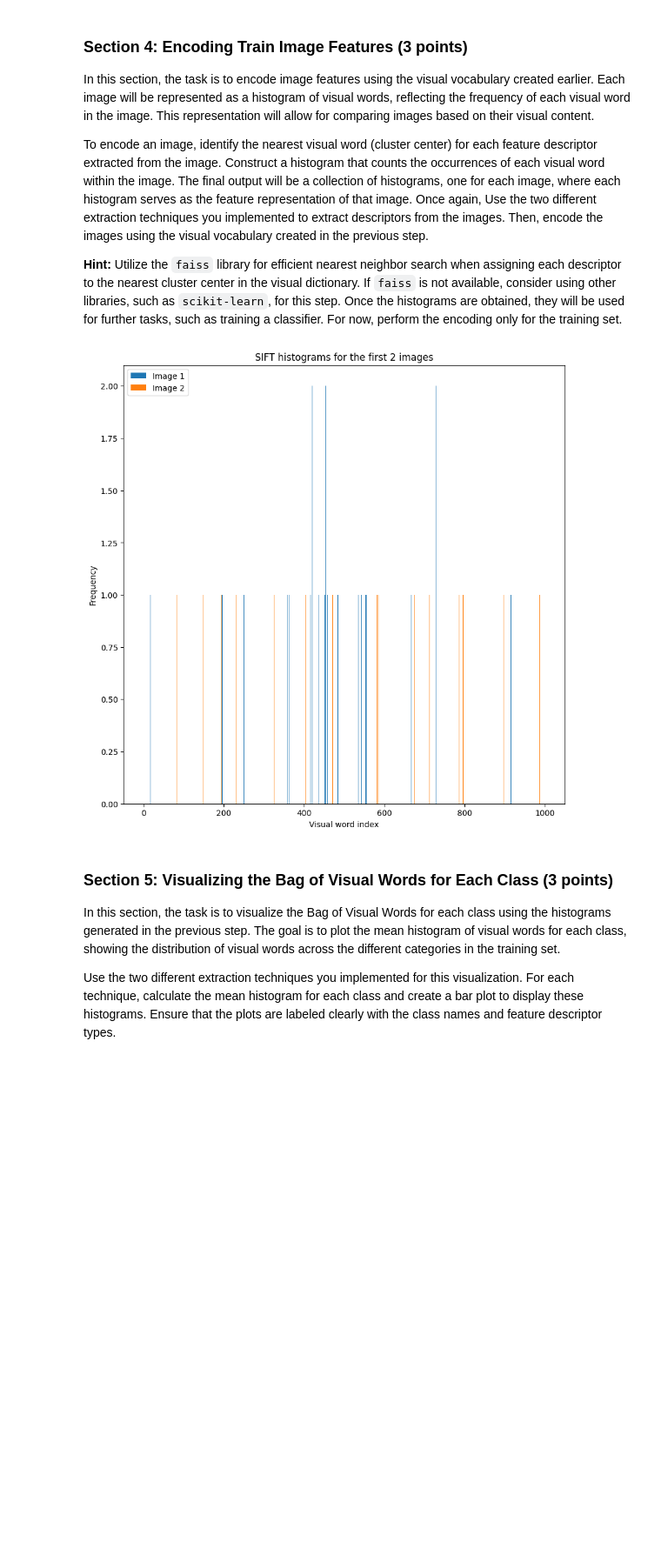
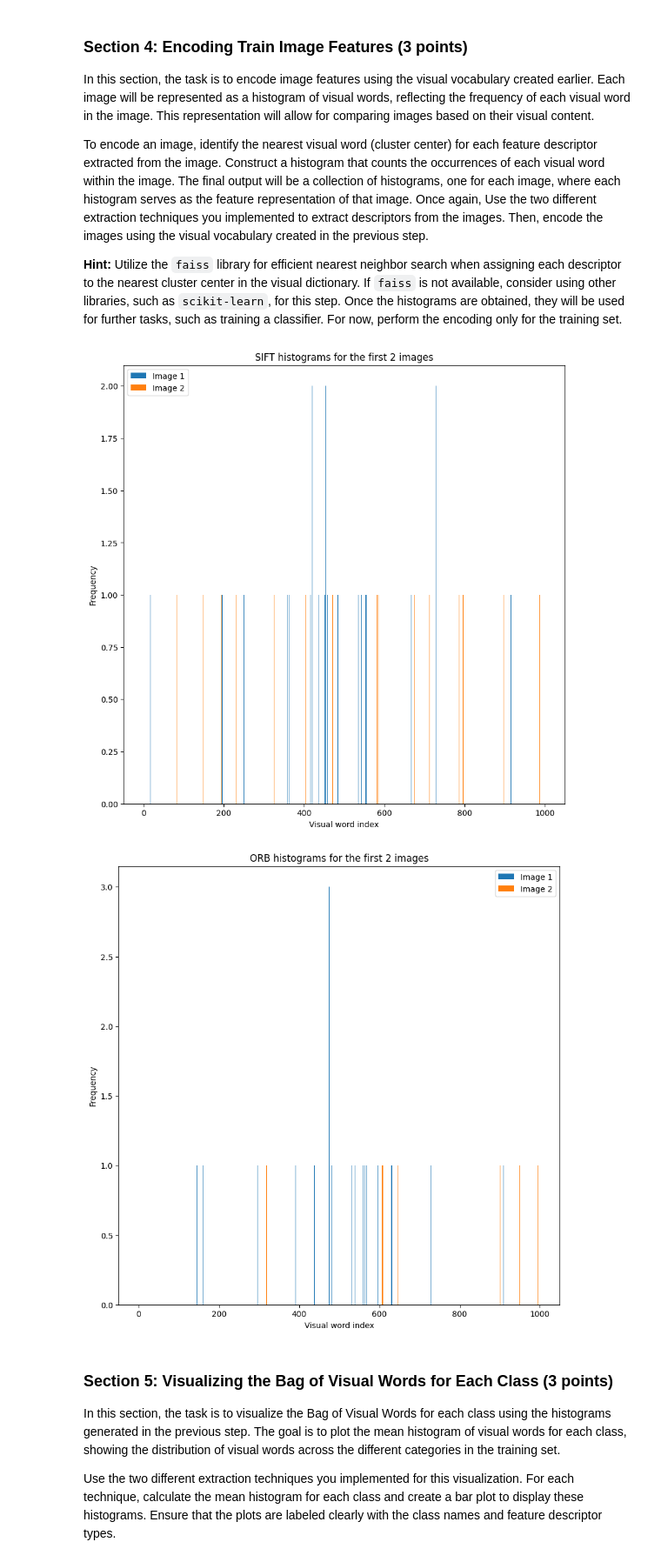
Before and after one commit to fr30/cv1-final-lab-part-1, a Jupyter notebook: cv1-final-lab-part-1.ipynb, the cells around one changed output. Shown at 87% size. Drawn from its saved outputs; the diff is of its cells as text; code cells hidden in the pictures; blank space fills up the shorter version.

```diff
--- a/cv1-final-lab-part-1.ipynb
+++ b/cv1-final-lab-part-1.ipynb
@@ -418,47 +432,48 @@ def histogram_for_tensor(tensor, extractor, visual_words, kmeans):
     image = tensor_to_numpy(tensor)
     gray = cv2.cvtColor(image, cv2.COLOR_RGB2GRAY)
 
     keypoints, descriptors = extractor.detectAndCompute(gray, None)
     if descriptors is None:
         return np.zeros(visual_words.shape[0])
 
     # Assign each descriptor to a cluster
     clusters = kmeans.predict(descriptors)
 
     # Compute histogram
     histogram = np.zeros(visual_words.shape[0])
     for cluster in clusters:
         histogram[cluster] += 1
 
     return histogram
 
-# Compute histograms for the first 10 images using SIFT
-sift_histograms_train = np.array([histogram_for_tensor(tensor, sift, sift_visual_words, kmeans_sift) for tensor in train_images[:10]])
+# Compute histograms for the first 2 images using SIFT
+sift_histograms_train = np.array([histogram_for_tensor(tensor, sift, sift_visual_words, kmeans_sift_50) for tensor in train_images[:2]])
 
-# Compute histograms for the first 10 images using ORB
-# orb_histograms_train = np.array([histogram_for_tensor(tensor, orb, orb_visual_words, kmeans_orb) for tensor in train_images[:10]])
+# Compute histograms for the first 2 images using ORB
+orb_histograms_train = np.array([histogram_for_tensor(tensor, orb, orb_visual_words, kmeans_orb_50) for tensor in train_images[:2]])
 
-# Plot histograms for the first 10 images using SIFT
+# Plot histograms for the first 2 images using SIFT
 plt.figure(figsize=(10, 10))
 plt.bar(range(num_of_visual_words), sift_histograms_train[0], label="Image 1")
 plt.bar(range(num_of_visual_words), sift_histograms_train[1], label="Image 2")
 plt.xlabel("Visual word index")
 plt.ylabel("Frequency")
 plt.title("SIFT histograms for the first 2 images")
 plt.legend()
 plt.show()
 
-# # Plot histograms for the first 10 images using ORB
-# plt.figure(figsize=(10, 10))
-# plt.bar(range(num_of_visual_words), orb_histograms_train[0], label="Image 1")
-# plt.bar(range(num_of_visual_words), orb_histograms_train[1], label="Image 2")
-# plt.xlabel("Visual word index")
-# plt.ylabel("Frequency")
-# plt.title("ORB histograms for the first 2 images")
-# plt.legend()
-# plt.show()
+# Plot histograms for the first 2 images using ORB
+plt.figure(figsize=(10, 10))
+plt.bar(range(num_of_visual_words), orb_histograms_train[0], label="Image 1")
+plt.bar(range(num_of_visual_words), orb_histograms_train[1], label="Image 2")
+plt.xlabel("Visual word index")
+plt.ylabel("Frequency")
+plt.title("ORB histograms for the first 2 images")
+plt.legend()
+plt.show()
 # %% [output]
 [figure]
+[figure, added]
 # %% [markdown]
 <a id="section-5"></a>
 ### **Section 5: Visualizing the Bag of Visual Words for Each Class (3 points)**
```
Also changed, not shown: parts of 10 cells of this notebook.
